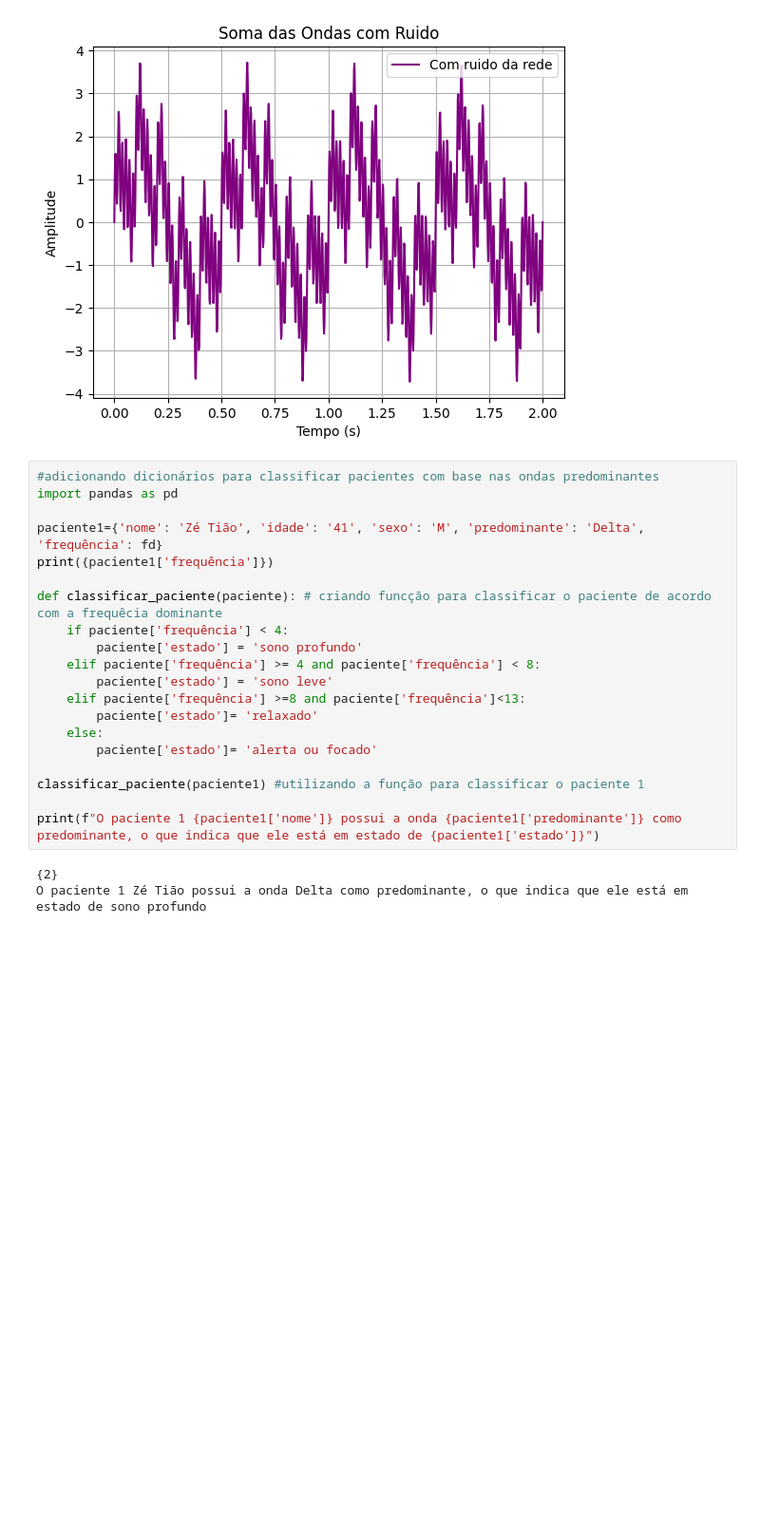
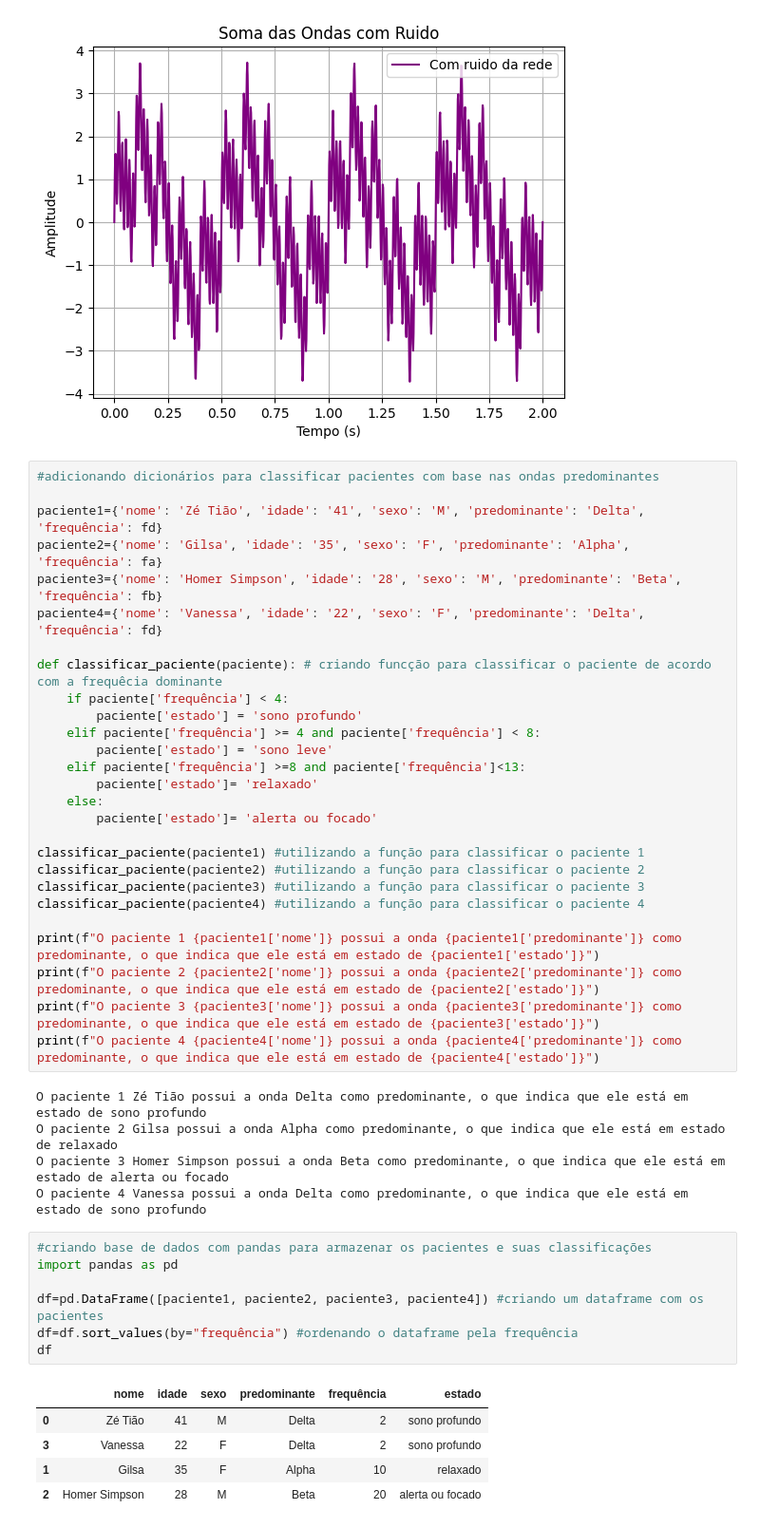
Before and after one commit to lipeluiz12310/python-lab, a Jupyter notebook: DigitalSignalProcessing/dsp_ex.ipynb, the cells around one changed output. Shown at 95% size. Drawn from its saved outputs; the diff is of its cells as text; blank space fills up the shorter version.

Commit message:
Criação de base de dados com pandas

```diff
--- a/DigitalSignalProcessing/dsp_ex.ipynb
+++ b/DigitalSignalProcessing/dsp_ex.ipynb
@@ -82,10 +82,11 @@ ax2.grid(True)
 [figure]
 # %%
 #adicionando dicionários para classificar pacientes com base nas ondas predominantes
-import pandas as pd
 
 paciente1={'nome': 'Zé Tião', 'idade': '41', 'sexo': 'M', 'predominante': 'Delta', 'frequência': fd}
-print({paciente1['frequência']})
+paciente2={'nome': 'Gilsa', 'idade': '35', 'sexo': 'F', 'predominante': 'Alpha', 'frequência': fa}
+paciente3={'nome': 'Homer Simpson', 'idade': '28', 'sexo': 'M', 'predominante': 'Beta', 'frequência': fb}
+paciente4={'nome': 'Vanessa', 'idade': '22', 'sexo': 'F', 'predominante': 'Delta', 'frequência': fd}
 
 def classificar_paciente(paciente): # criando funcção para classificar o paciente de acordo com a frequêcia dominante
     if paciente['frequência'] < 4:
@@ -98,8 +99,29 @@ def classificar_paciente(paciente): # criando funcção para classificar o pacie
         paciente['estado']= 'alerta ou focado'
 
 classificar_paciente(paciente1) #utilizando a função para classificar o paciente 1
+classificar_paciente(paciente2) #utilizando a função para classificar o paciente 2
+classificar_paciente(paciente3) #utilizando a função para classificar o paciente 3
+classificar_paciente(paciente4) #utilizando a função para classificar o paciente 4
 
 print(f"O paciente 1 {paciente1['nome']} possui a onda {paciente1['predominante']} como predominante, o que indica que ele está em estado de {paciente1['estado']}")
+print(f"O paciente 2 {paciente2['nome']} possui a onda {paciente2['predominante']} como predominante, o que indica que ele está em estado de {paciente2['estado']}")
+print(f"O paciente 3 {paciente3['nome']} possui a onda {paciente3['predominante']} como predominante, o que indica que ele está em estado de {paciente3['estado']}")
+print(f"O paciente 4 {paciente4['nome']} possui a onda {paciente4['predominante']} como predominante, o que indica que ele está em estado de {paciente4['estado']}")
 # %% [output]
-{2}
 O paciente 1 Zé Tião possui a onda Delta como predominante, o que indica que ele está em estado de sono profundo
+O paciente 2 Gilsa possui a onda Alpha como predominante, o que indica que ele está em estado de relaxado
+O paciente 3 Homer Simpson possui a onda Beta como predominante, o que indica que ele está em estado de alerta ou focado
+O paciente 4 Vanessa possui a onda Delta como predominante, o que indica que ele está em estado de sono profundo
+# %%
+#criando base de dados com pandas para armazenar os pacientes e suas classificações
+import pandas as pd
+
+df=pd.DataFrame([paciente1, paciente2, paciente3, paciente4]) #criando um dataframe com os pacientes
+df=df.sort_values(by="frequência") #ordenando o dataframe pela frequência
+df
+# %% [output]
+|  | nome | idade | sexo | predominante | frequência | estado |
+| 0 | Zé Tião | 41 | M | Delta | 2 | sono profundo |
+| 3 | Vanessa | 22 | F | Delta | 2 | sono profundo |
+| 1 | Gilsa | 35 | F | Alpha | 10 | relaxado |
+| 2 | Homer Simpson | 28 | M | Beta | 20 | alerta ou focado |
```
